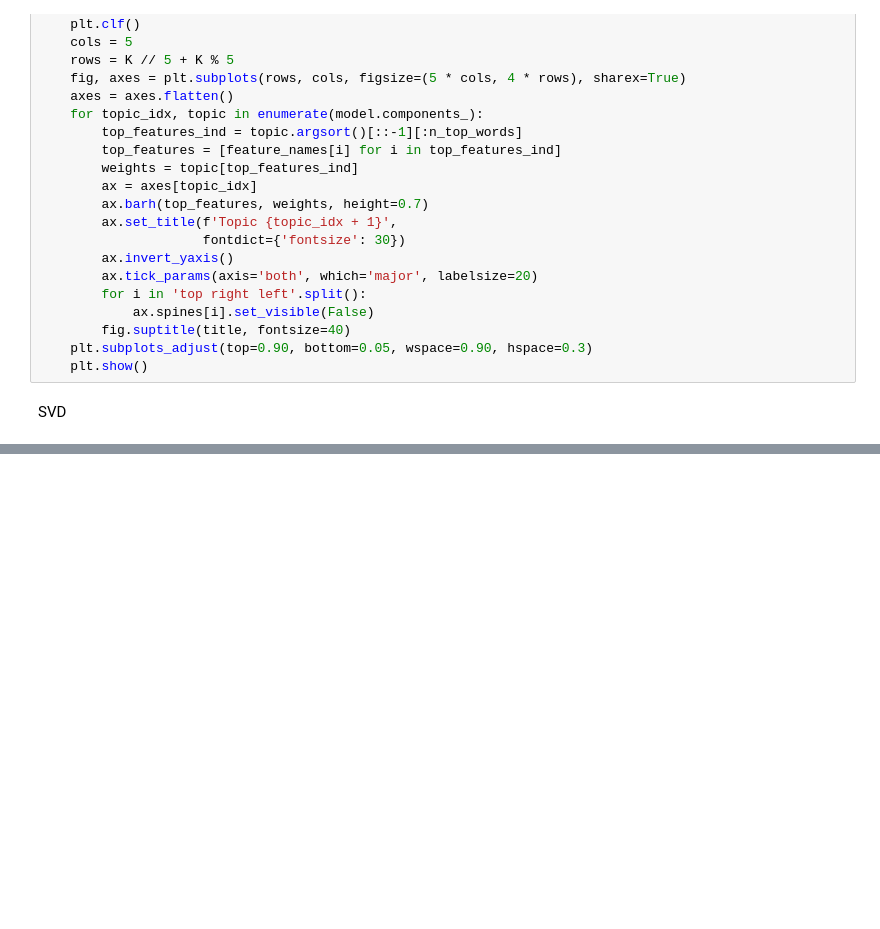
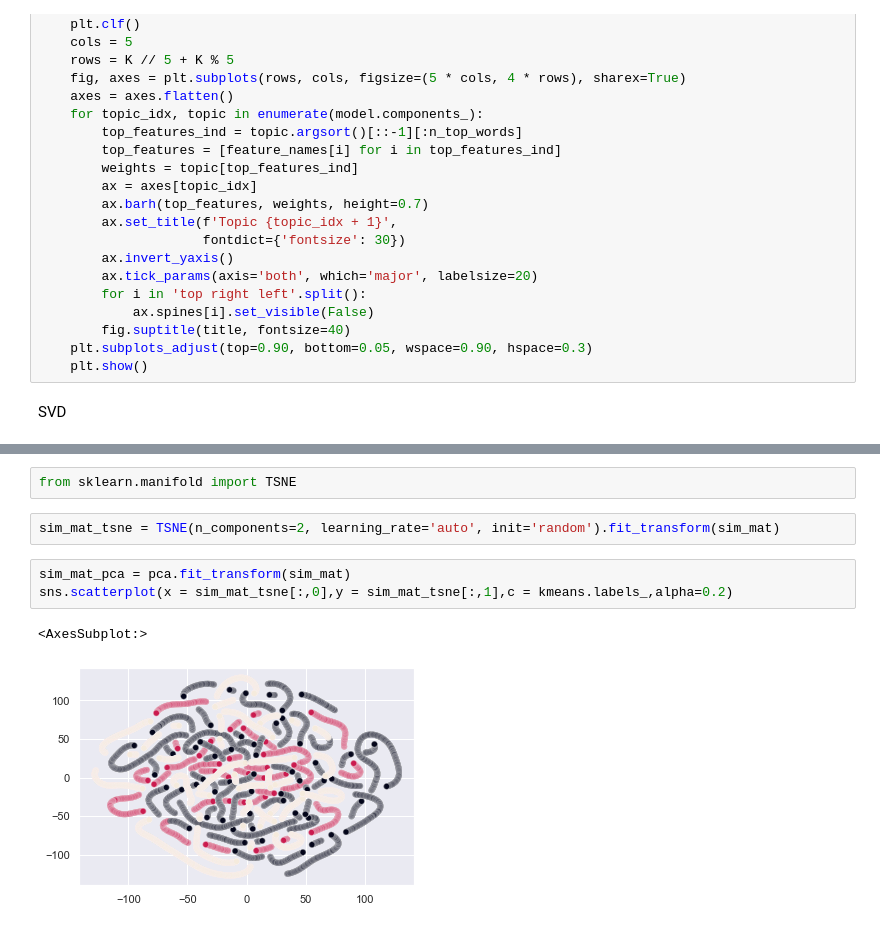
Before and after one commit to Cholianlll/2021-Fall-ANLY-580-Final-project-NLP, a Jupyter notebook: Project/ANLY580_project.ipynb, the cells around one changed output, grey strips where cells are left out. Drawn from its saved outputs; the diff is of its cells as text; blank space fills up the shorter version.

```diff
--- a/Project/ANLY580_project.ipynb
+++ b/Project/ANLY580_project.ipynb
@@ -279,0 +362,10 @@ plot_top_words(LDA, idx2word, K, 'top 10 words of Top ten topics')
+# %%
+from sklearn.manifold import TSNE
+# %%
+sim_mat_tsne = TSNE(n_components=2, learning_rate='auto', init='random').fit_transform(sim_mat)
+# %%
+sim_mat_pca = pca.fit_transform(sim_mat)
+sns.scatterplot(x = sim_mat_tsne[:,0],y = sim_mat_tsne[:,1],c = kmeans.labels_,alpha=0.2)
+# %% [output]
+<AxesSubplot:>
+[figure, added]
```
Also changed, not shown: parts of 52 cells of this notebook, 4 other files.
